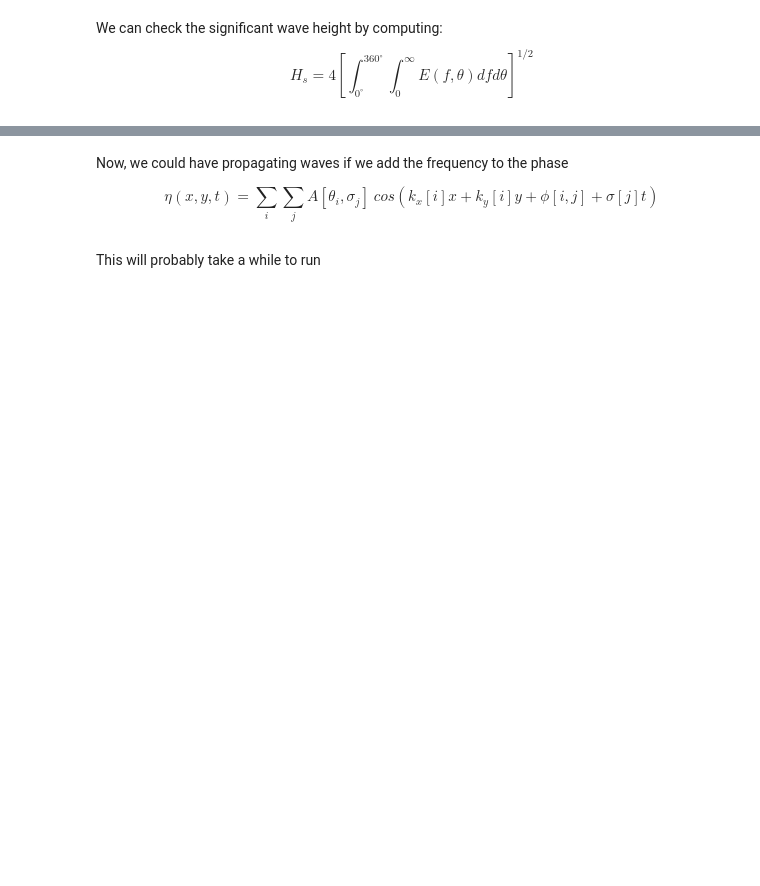
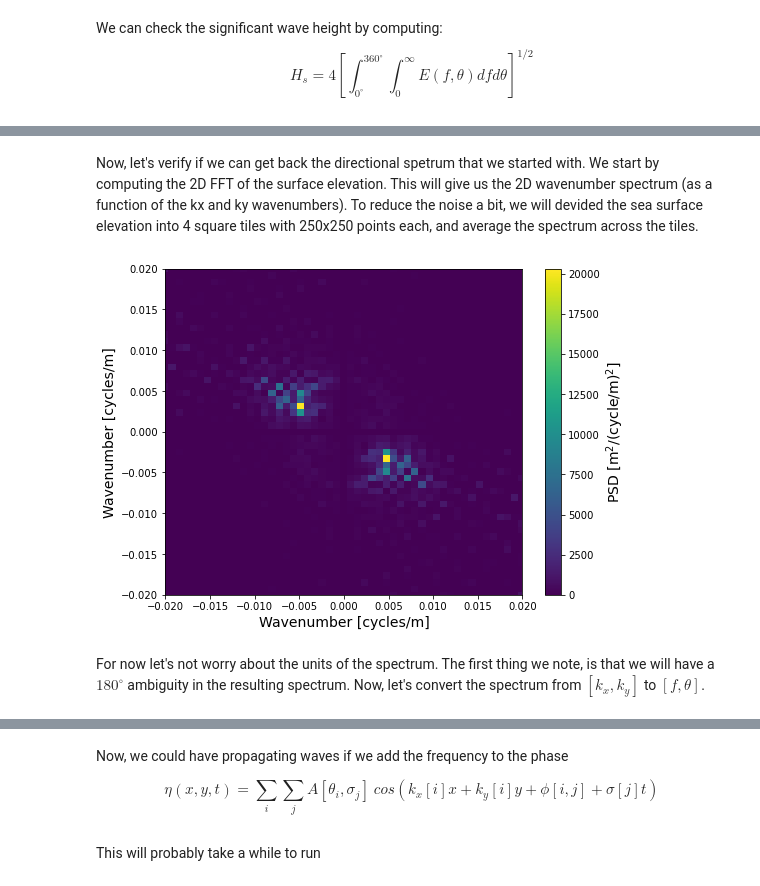
Before and after one commit to biavillasboas/WavySurface, a Jupyter notebook: wavy_surface.ipynb, the cells around one changed output, grey strips where cells are left out. Saved outputs shown, nothing was run; the diff lists cells and outputs as text; code cells hidden in the pictures; blank space fills up the shorter version.

```diff
--- a/wavy_surface.ipynb
+++ b/wavy_surface.ipynb
@@ -133,0 +176,27 @@ cbar.set_label('$\eta$ [m]', fontsize=16)
+# %% [markdown]
+Now, let's verify if we can get back the directional spetrum that we started with. We start by computing the 2D FFT of the surface elevation. This will give us the 2D wavenumber spectrum (as a function of the kx and ky wavenumbers). To reduce the noise a bit, we will devided the sea surface elevation into 4 square tiles with 250x250 points each, and average the spectrum across the tiles.
+# %%
+tiles = make_tiles(zeta, lenx=250, leny=250)
+tiles_dmean = detrend(detrend(tiles, axis=(-1)), axis=-2)
+nx, ny = tiles[0].shape
+Kx =  np.fft.fftshift(np.fft.fftfreq(nx, dx))
+Ky = np.fft.fftshift(np.fft.fftfreq(ny, dx))
+dkx = np.diff(Kx)[0]
+dky = np.diff(Ky)[0]
+
+phih = np.fft.fft2(tiles_dmean,axes=(-2,-1))
+spec = (abs(phih)/(nx*ny))**2
+var_dens = np.fft.fftshift(spec.copy(),axes=(-1,-2)) /dkx/dky
+mean_spec = var_dens.mean(axis=0)
+plt.figure(figsize=(8, 6))
+cs = plt.pcolormesh(Kx, Ky, mean_spec, shading='auto')
+plt.xlim([-0.02,0.02])
+plt.ylim([-0.02,0.02])
+plt.xlabel('Wavenumber [cycles/m]', fontsize=14)
+plt.ylabel('Wavenumber [cycles/m]', fontsize=14)
+cbar = plt.colorbar(cs)
+cbar.set_label('PSD [m$^2$/(cycle/m)$^2$]', fontsize=14)
+# %% [output]
+[figure, added]
+# %% [markdown]
+For now let's not worry about the units of the spectrum. The first thing we note, is that we will have a $180^\circ$ ambiguity in the resulting spectrum. Now, let's convert the spectrum from $[k_x, k_y]$ to $[f, \theta]$.
```
Also changed, not shown: parts of 34 cells of this notebook.
